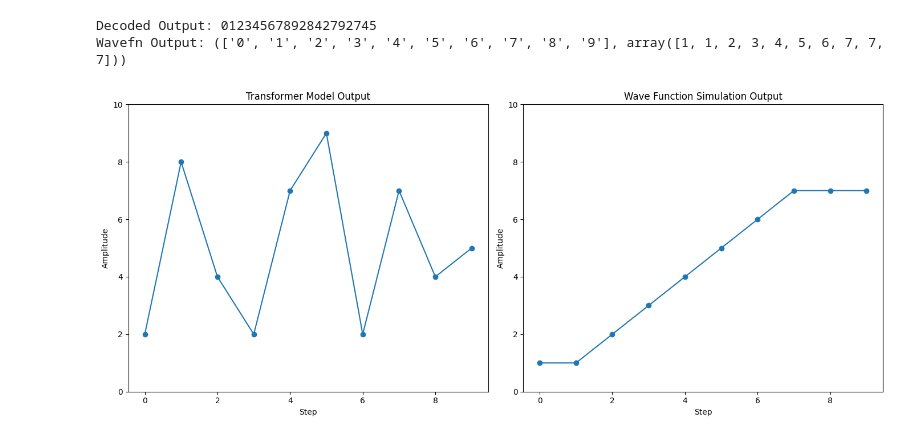
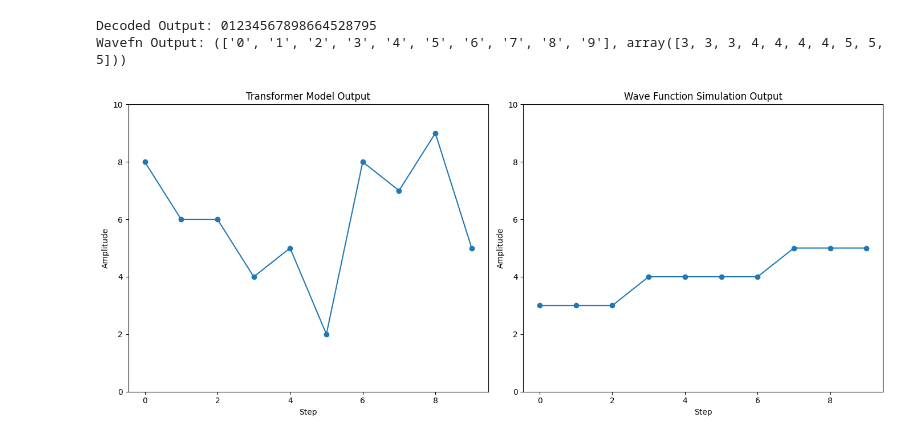
Before and after one commit to marquisdepolis/CATransformer, a Jupyter notebook: CAT_simple.ipynb, the cells around one changed output. Cells and saved outputs as stored; diff of their text form; code cells hidden in the pictures.

```diff
--- a/CAT_simple.ipynb
+++ b/CAT_simple.ipynb
@@ -9,14 +9,14 @@ from torch.nn import functional as F
 from simple import WaveFunction
 
 batch_size = 8
-block_size = 10
-max_iter = 10000
+block_size = 20
+max_iter = 500
 epochs = 10
 eval_interval = 500
 learning_rate = 5e-4
 device = 'cuda' if torch.cuda.is_available() else 'cpu'
-n_embed = 32
-n_head = 4
+n_embed = 16
+n_head = 2
 n_layer = 4
 dropout = 0.2
 text = []
@@ -25,14 +25,13 @@ text = []
 tokens = ['0','1','2','3','4','5','6','7','8','9']
 
 # Example usage with cellular automata
-wave_length = 10
-step_count = 2
+wave_length = 20
+step_count = 20
 
 # Let's make some waves! Not strictly needed, but repurposing the wave fn so keeping it for now
 c = 1.0  # Wave speed
 dx = 0.1  # Spatial step size
 dt = 0.1  # Time step size
-steps = 2  # Number of steps to evolve the wave
 wave_fn = WaveFunction(c, dx, dt)
 
 vocab_size=len(tokens)
@@ -80,7 +79,7 @@ class Head(nn.Module):
         k = self.key(x)
         q = self.query(x)
         wei = q @ k.transpose(-2,-1) *C**-0.5 # scaled attention
-        wei = wei.masked_fill(self.tril[:T,:T]==0,float('-inf')) # decoder block
+        # wei = wei.masked_fill(self.tril[:T,:T]==0,float('-inf')) # decoder block
         wei = F.softmax(wei,dim=-1)
         wei = self.dropout(wei)
         v = self.value(x)
@@ -238,7 +231,7 @@ input_tensor = torch.tensor([encoded_input], dtype=torch.long).to(device)
 max_new_tokens = 10  # Define how many new tokens you want to generate
 output_tensor = model.generate(input_tensor, max_new_tokens=max_new_tokens)
 decoded_output = dec(output_tensor[0].tolist())  # Assuming you're interested in the first item in the batch
-sim_wave_output = wave_fn.simulate_wave_equation(input,2)
+sim_wave_output = wave_fn.simulate_wave_equation(input,step_count)
 print("Decoded Output:", decoded_output)
 print("Wavefn Output:", sim_wave_output)
 
@@ -255,33 +248,33 @@ while i < len(decoded_output):
         decoded_values.append(int(decoded_output[i]))
         i += 1
 
 decoded_values = np.array(decoded_values)
 
 import matplotlib.pyplot as plt
 global_min = min(np.min(decoded_values), np.min(sim_wave_output[1]))
 global_max = max(np.max(decoded_values), np.max(sim_wave_output[1]))
 
 plt.figure(figsize=(14, 6))
 
 # Plot for the Transformer Model Output
 plt.subplot(1, 2, 1)
 plt.plot(decoded_values[10:], marker='o', linestyle='-')
 plt.title('Transformer Model Output')
 plt.xlabel('Step')
 plt.ylabel('Amplitude')
 plt.ylim(global_min, global_max+1)  # Set Y-axis limits to be the same for both plots
 
 # Plot for the Wave Function Simulation Output
 plt.subplot(1, 2, 2)
 plt.plot(sim_wave_output[1], marker='o', linestyle='-')
 plt.title('Wave Function Simulation Output')
 plt.xlabel('Step')
 plt.ylabel('Amplitude')
 plt.ylim(global_min, global_max+1)  # Set Y-axis limits to be the same for both plots
 
 plt.tight_layout()
 plt.show()
 # %% [output]
-Decoded Output: 01234567892842792745
-Wavefn Output: (['0', '1', '2', '3', '4', '5', '6', '7', '8', '9'], array([1, 1, 2, 3, 4, 5, 6, 7, 7, 7]))
+Decoded Output: 01234567898664528795
+Wavefn Output: (['0', '1', '2', '3', '4', '5', '6', '7', '8', '9'], array([3, 3, 3, 4, 4, 4, 4, 5, 5, 5]))
-[figure, old version]
+[figure, new version]
```
Also changed, not shown: parts of 1 cell of this notebook, 1 other file.
